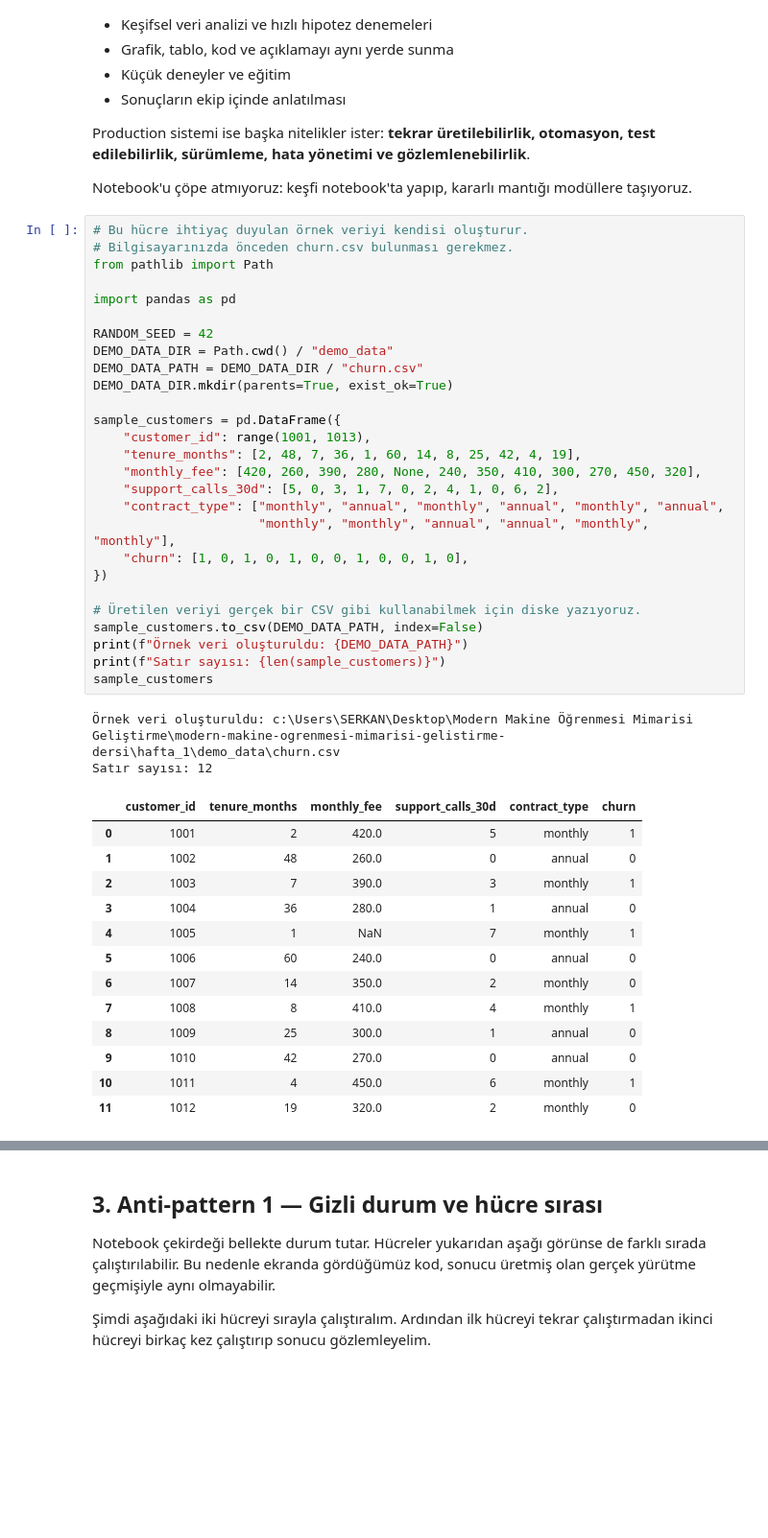
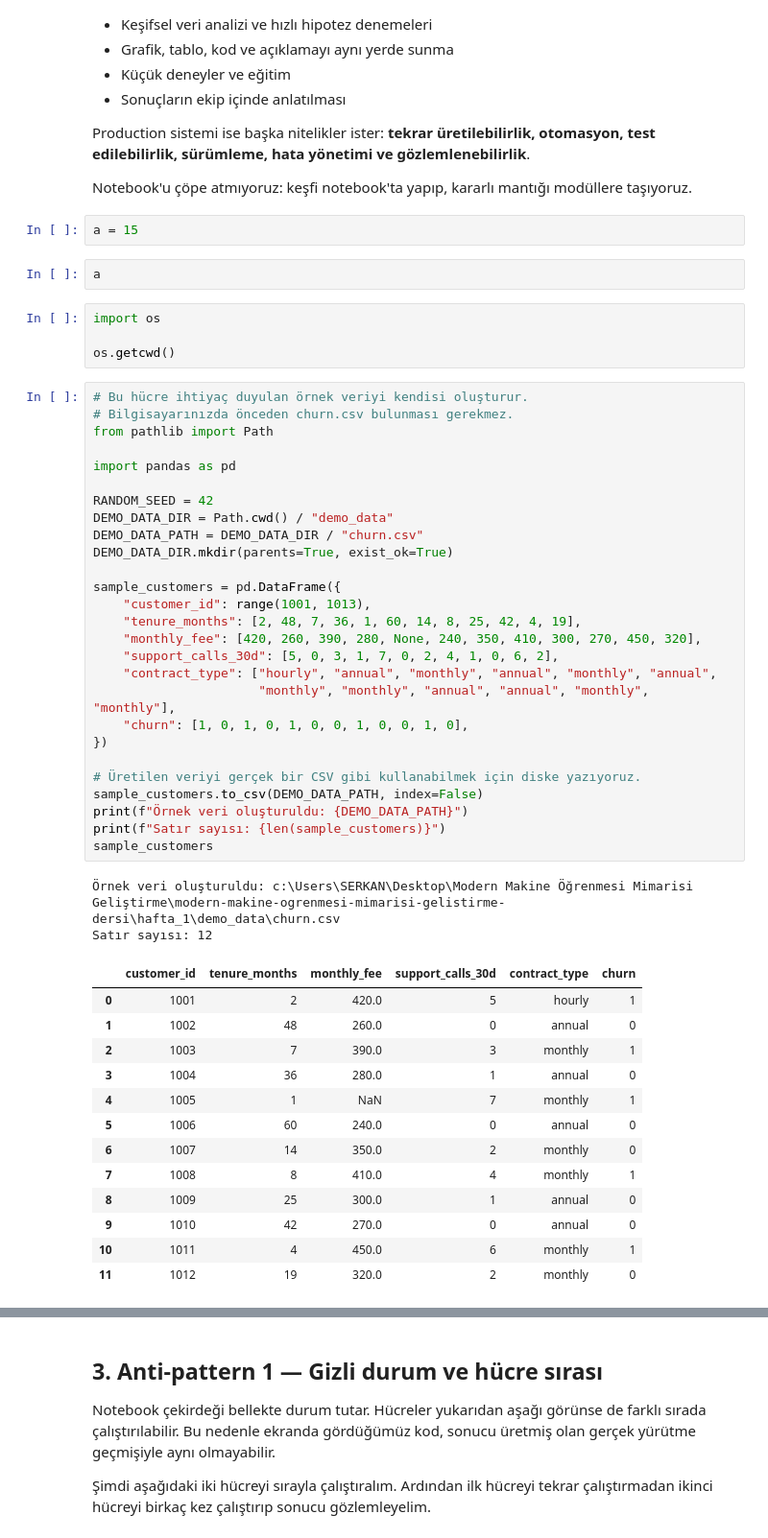
Before and after one commit to serkanars/modern-makine-ogrenmesi-mimarisi-gelistirme-dersi, a Jupyter notebook: hafta_1/Hafta_1_Notebooktan_Productiona.ipynb, the cells around one changed output, grey strips where cells are left out. Shown at 96% size. Drawn from its saved outputs; the diff is of its cells as text; blank space fills up the shorter version.

```diff
--- a/hafta_1/Hafta_1_Notebooktan_Productiona.ipynb
+++ b/hafta_1/Hafta_1_Notebooktan_Productiona.ipynb
@@ -48,38 +48,46 @@ Notebook özellikle şu işler için çok değerlidir:
 Production sistemi ise başka nitelikler ister: **tekrar üretilebilirlik, otomasyon, test edilebilirlik, sürümleme, hata yönetimi ve gözlemlenebilirlik**.
 
 Notebook'u çöpe atmıyoruz: keşfi notebook'ta yapıp, kararlı mantığı modüllere taşıyoruz.
+# %%
+a = 15
+# %%
+a
+# %%
+import os
+
+os.getcwd()
 # %%
 # Bu hücre ihtiyaç duyulan örnek veriyi kendisi oluşturur.
 # Bilgisayarınızda önceden churn.csv bulunması gerekmez.
 from pathlib import Path
 
 import pandas as pd
 
 RANDOM_SEED = 42
 DEMO_DATA_DIR = Path.cwd() / "demo_data"
 DEMO_DATA_PATH = DEMO_DATA_DIR / "churn.csv"
 DEMO_DATA_DIR.mkdir(parents=True, exist_ok=True)
 
 sample_customers = pd.DataFrame({
     "customer_id": range(1001, 1013),
     "tenure_months": [2, 48, 7, 36, 1, 60, 14, 8, 25, 42, 4, 19],
     "monthly_fee": [420, 260, 390, 280, None, 240, 350, 410, 300, 270, 450, 320],
     "support_calls_30d": [5, 0, 3, 1, 7, 0, 2, 4, 1, 0, 6, 2],
-    "contract_type": ["monthly", "annual", "monthly", "annual", "monthly", "annual",
+    "contract_type": ["hourly", "annual", "monthly", "annual", "monthly", "annual",
                       "monthly", "monthly", "annual", "annual", "monthly", "monthly"],
     "churn": [1, 0, 1, 0, 1, 0, 0, 1, 0, 0, 1, 0],
 })
 
 # Üretilen veriyi gerçek bir CSV gibi kullanabilmek için diske yazıyoruz.
 sample_customers.to_csv(DEMO_DATA_PATH, index=False)
 print(f"Örnek veri oluşturuldu: {DEMO_DATA_PATH}")
 print(f"Satır sayısı: {len(sample_customers)}")
 sample_customers
 # %% [output]
 Örnek veri oluşturuldu: c:\Users\SERKAN\Desktop\Modern Makine Öğrenmesi Mimarisi Geliştirme\modern-makine-ogrenmesi-mimarisi-gelistirme-dersi\hafta_1\demo_data\churn.csv
 Satır sayısı: 12
 |  | customer_id | tenure_months | monthly_fee | support_calls_30d | contract_type | churn |
-| 0 | 1001 | 2 | 420.0 | 5 | monthly | 1 |
+| 0 | 1001 | 2 | 420.0 | 5 | hourly | 1 |
 | 1 | 1002 | 48 | 260.0 | 0 | annual | 0 |
 | 2 | 1003 | 7 | 390.0 | 3 | monthly | 1 |
 | 3 | 1004 | 36 | 280.0 | 1 | annual | 0 |
```
Also changed, not shown: parts of 10 cells of this notebook, 4 other files.
